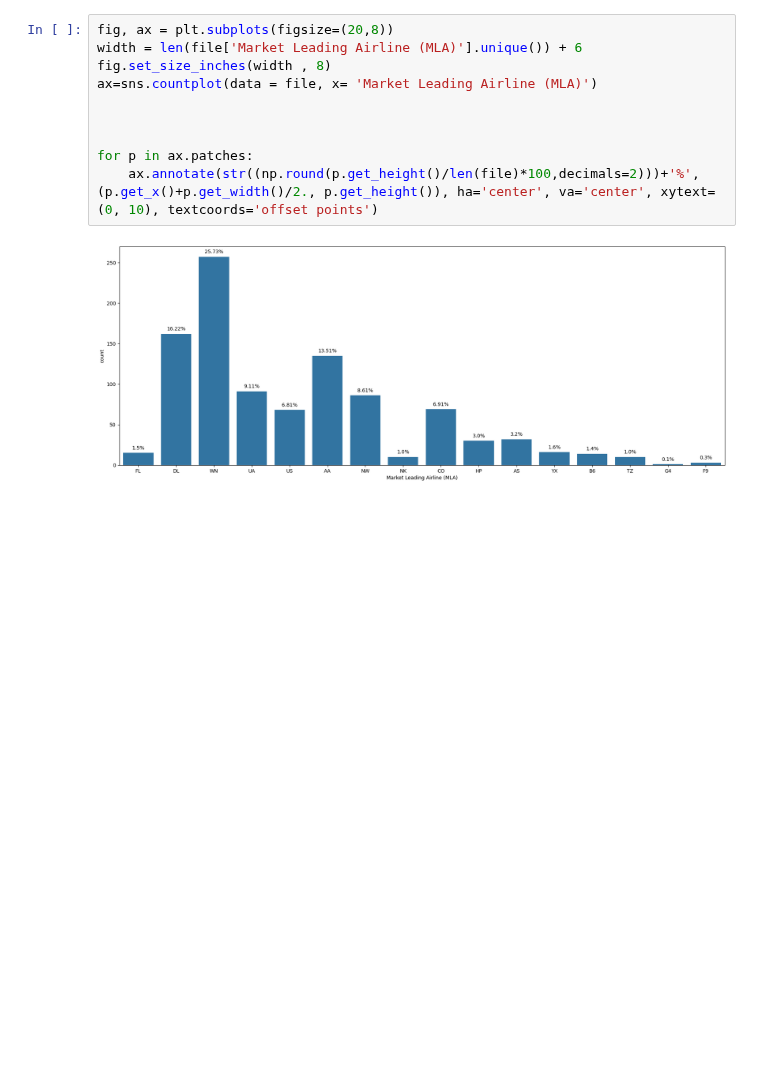
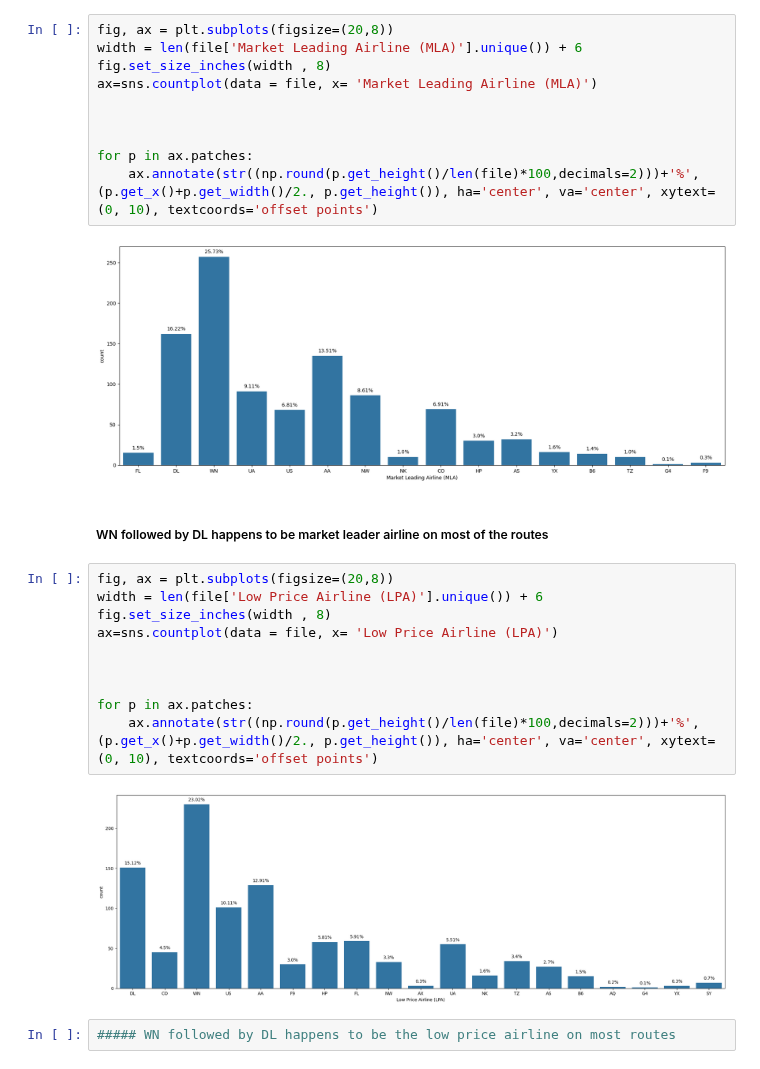
Before and after one commit to THEREIGNBREAKER/codespaces-jupyter, a Jupyter notebook: notebooks/Airline Fare Analysis Case Study- Linear Regression.ipynb, the cells around one changed output. Cells and saved outputs as stored; diff of their text form; blank space fills up the shorter version.

```diff
--- a/notebooks/Airline Fare Analysis Case Study- Linear Regression.ipynb
+++ b/notebooks/Airline Fare Analysis Case Study- Linear Regression.ipynb
@@ -256,3 +256,19 @@ for p in ax.patches:
     ax.annotate(str((np.round(p.get_height()/len(file)*100,decimals=2)))+'%', (p.get_x()+p.get_width()/2., p.get_height()), ha='center', va='center', xytext=(0, 10), textcoords='offset points')
 # %% [output]
 [figure]
+# %% [markdown]
+##### WN followed by DL happens to be market leader airline on most of the routes
+# %%
+fig, ax = plt.subplots(figsize=(20,8))
+width = len(file['Low Price Airline (LPA)'].unique()) + 6
+fig.set_size_inches(width , 8)
+ax=sns.countplot(data = file, x= 'Low Price Airline (LPA)')
+
+
+
+for p in ax.patches:
+    ax.annotate(str((np.round(p.get_height()/len(file)*100,decimals=2)))+'%', (p.get_x()+p.get_width()/2., p.get_height()), ha='center', va='center', xytext=(0, 10), textcoords='offset points')
+# %% [output]
+[figure, added]
+# %%
+##### WN followed by DL happens to be the low price airline on most routes
```
Also changed, not shown: parts of 12 cells of this notebook.
